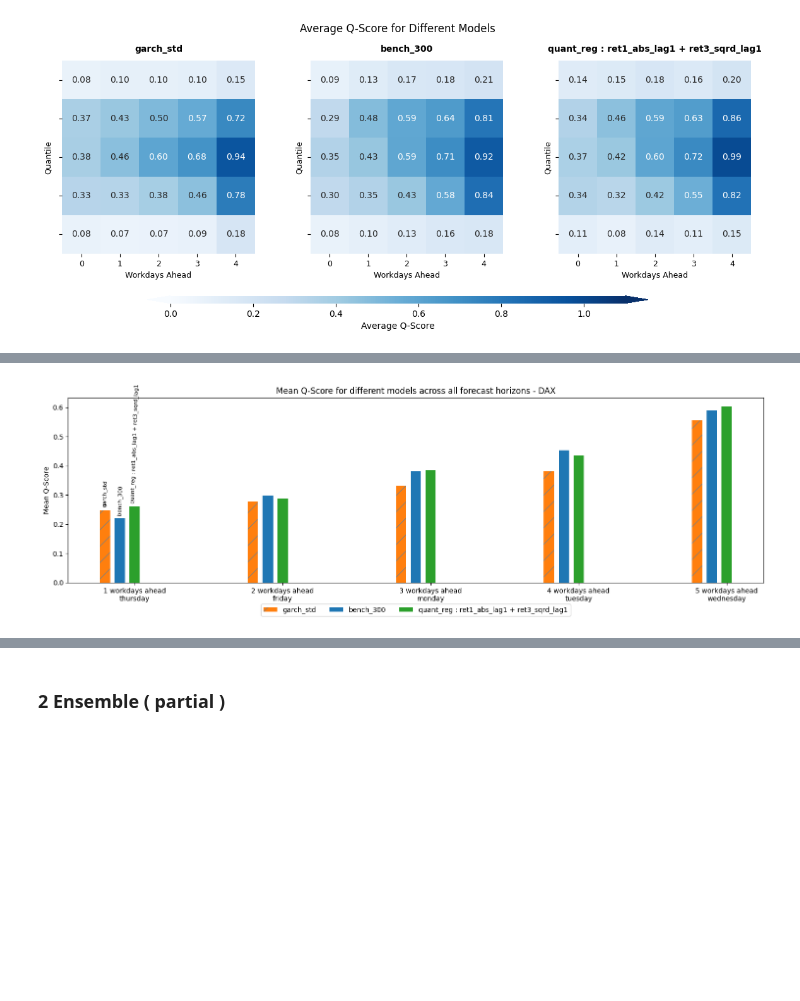
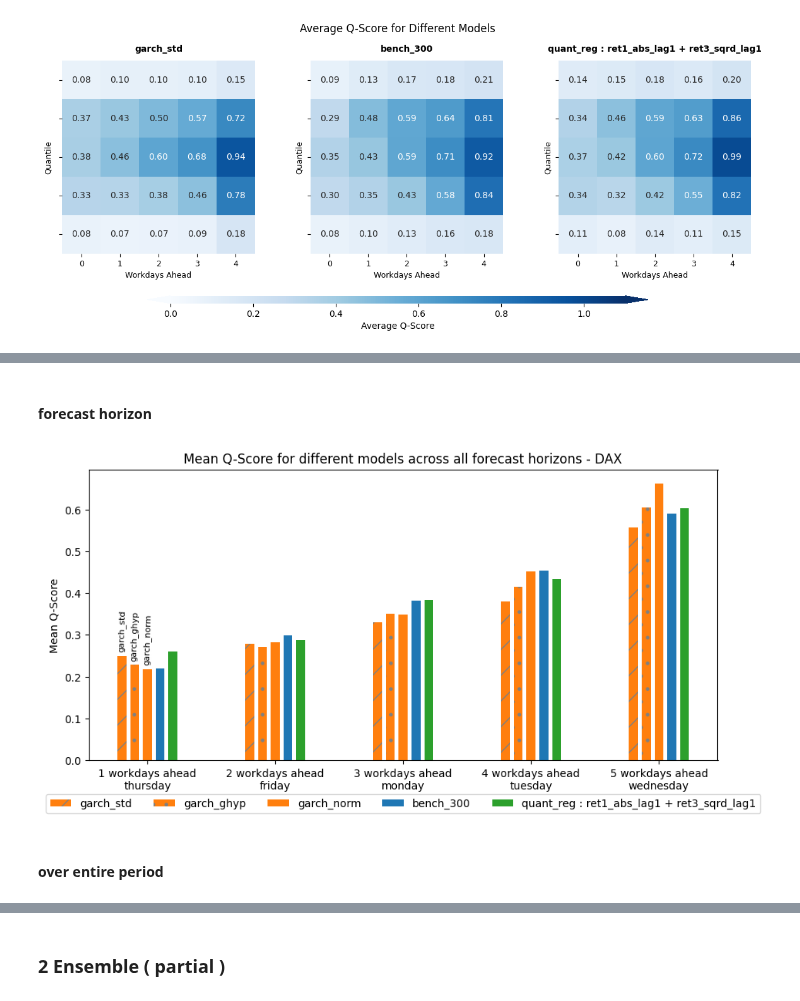
Before and after one commit to hikotei/2023_11-PTSFC, a Jupyter notebook: energy/2024_03_30 !!! plot n eval DAX ens.ipynb, the cells around one changed output, grey strips where cells are left out. Saved outputs shown, nothing was run; the diff lists cells and outputs as text; code cells hidden in the pictures; blank space fills up the shorter version.

Commit message:
plots and eval

```diff
--- a/energy/2024_03_30 !!! plot n eval DAX ens.ipynb
+++ b/energy/2024_03_30 !!! plot n eval DAX ens.ipynb
@@ -155,3 +158,8 @@ display(res_df_1.head(10).style.highlight_min(color = 'yellow', axis=0))
 | quant_reg : ret1_abs_lag1 + ret4_... | 0.396741 | 0.169076 | 0.580075 | 0.616399 | 0.493566 | 0.124589 | ... |
 | bench_100 | 0.396926 | 0.133847 | 0.603468 | 0.643660 | 0.495372 | 0.108284 | ... |
 | quant_reg : ret1_abs_lag1 + ret2_... | 0.396985 | 0.174629 | 0.578068 | 0.616780 | 0.490774 | 0.124675 | ... |
+# %%
+# print names of best quant_reg models
+best_models = res_df_1.index
+best_quant_reg_models = [m for m in best_models if "quant_reg" in m]
+print(best_quant_reg_models[:5])
@@ -200,5 +210,6 @@ plt.show()
 # %%
-model_list = ['garch_std', 'garch_ghyp', 'garch_norm', 'bench_300', 'quant_reg : ret1_abs_lag1 + ret3_sqrd_lag1']
+# model_list = ['garch_std', 'garch_ghyp', 'garch_norm', 'bench_300', 'quant_reg : ret1_abs_lag1 + ret3_sqrd_lag1']
+model_list = all_models
 
 # list all csv files in folder that contain "weekly_fcasts" using os
 files = [f for f in os.listdir(folder) if "weekly_fcasts" in f]
@@ -293,6 +354,9 @@ plt.show()
+# %% [markdown]
+#### forecast horizon
 # %%
-plt.figure(figsize=(15, 5))
+plt.figure(figsize=(10, 5))
 
+model_list = ['garch_std', 'garch_ghyp', 'garch_norm', 'bench_300', 'quant_reg : ret1_abs_lag1 + ret3_sqrd_lag1']
 fcast_hor = [1,2,3,4,5]
 
 # mark fcast dates
@@ -310,37 +374,39 @@ hatchstyle = {'garch_std' : '/',
               'garch_norm' : None}
 
 for i, model in enumerate(model_list):
 
     model_df = model_avg_scores_entire_period_dict[model].mean(axis=1)
     model_type = model.split('_')[0]
     color = colorlist[model_type]
     if 'garch' in model:
-        plt.bar(np.arange(len(fcast_hor)) + i*0.1 + 0.3, model_df, width=0.07, label=model, color=color,
+        plt.bar(np.arange(len(fcast_hor)) + i*0.1, model_df, width=0.07, label=model, color=color,
                 hatch = hatchstyle[model], edgecolor='grey', lw=0, alpha=1)
     else :
-        plt.bar(np.arange(len(fcast_hor)) + i*0.1 + 0.3, model_df, width=0.07, label=model, color=color)
+        plt.bar(np.arange(len(fcast_hor)) + i*0.1, model_df, width=0.07, label=model, color=color)
 
     # Add model names above bars
     for j, score in enumerate(model_df):
         if j > 0 : break
-        if i < 3 : plt.text(j + i * 0.1 + 0.3, score + 0.01, model, ha='center', va='bottom', fontsize=8, rotation=88)
+        if i < 3 : plt.text(j + i * 0.1, score + 0.01, model, ha='center', va='bottom', fontsize=8, rotation=88)
 
 # custom xlabels
 xlabels = [f'{hor} workdays ahead' for hor in fcast_hor]
 labels_add = ['thursday', 'friday', 'monday',
               'tuesday', 'wednesday']
 
 # add labels_add behind xlabels and put \n in between
 xlabels = [f'{x}\n{labels_add[i]}' for i, x in enumerate(xlabels)]
-plt.xticks(ticks=np.arange(len(fcast_hor))+0.5, labels=xlabels)
+plt.xticks(ticks=np.arange(len(fcast_hor))+0.2, labels=xlabels)
 
 plt.ylabel('Mean Q-Score')
 plt.legend(bbox_to_anchor=(0.5, -0.2), loc='lower center', ncol=5)
 plt.title('Mean Q-Score for different models across all forecast horizons - DAX')
 plt.tight_layout()
 
-plt.savefig('plots/dax_1ens_1overview_fcasthor_barplot.pdf', dpi=300, bbox_inches='tight')
+plt.savefig('plots/dax_1ens_overview_fcasthor_barplot.pdf', dpi=300, bbox_inches='tight')
 plt.show()
 # %% [output]
-[figure, old version]
+[figure, new version]
+# %% [markdown]
+#### over entire period
 # %%
```
Also changed, not shown: parts of 21 cells of this notebook, 8 other files.
